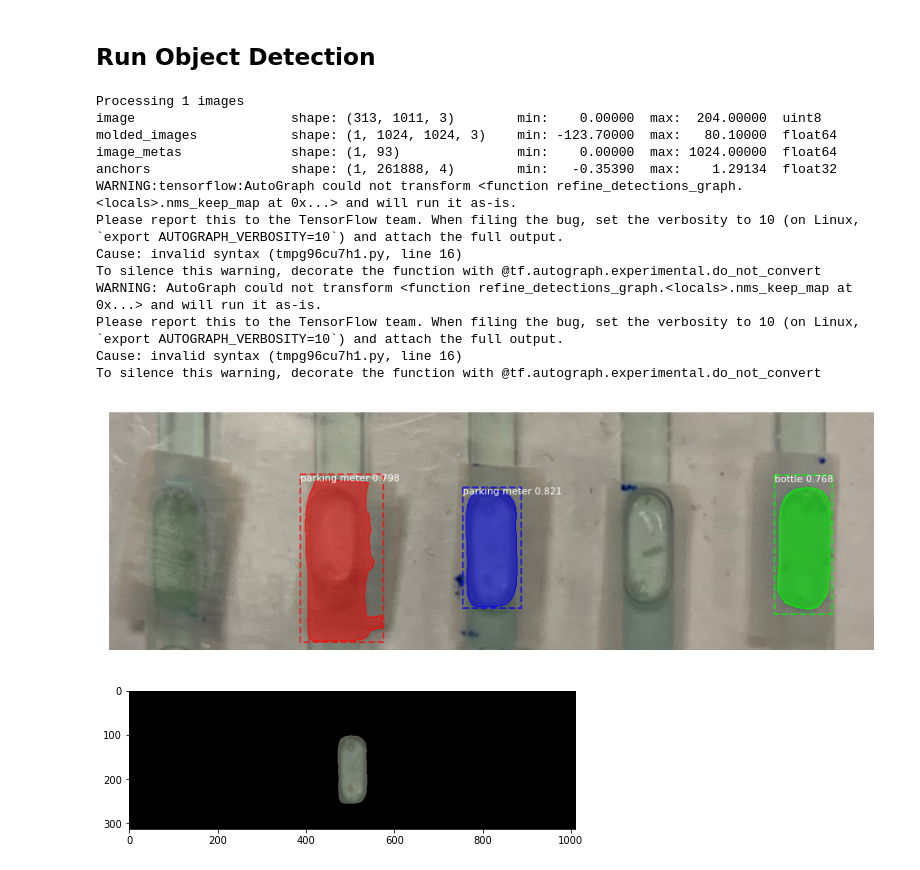
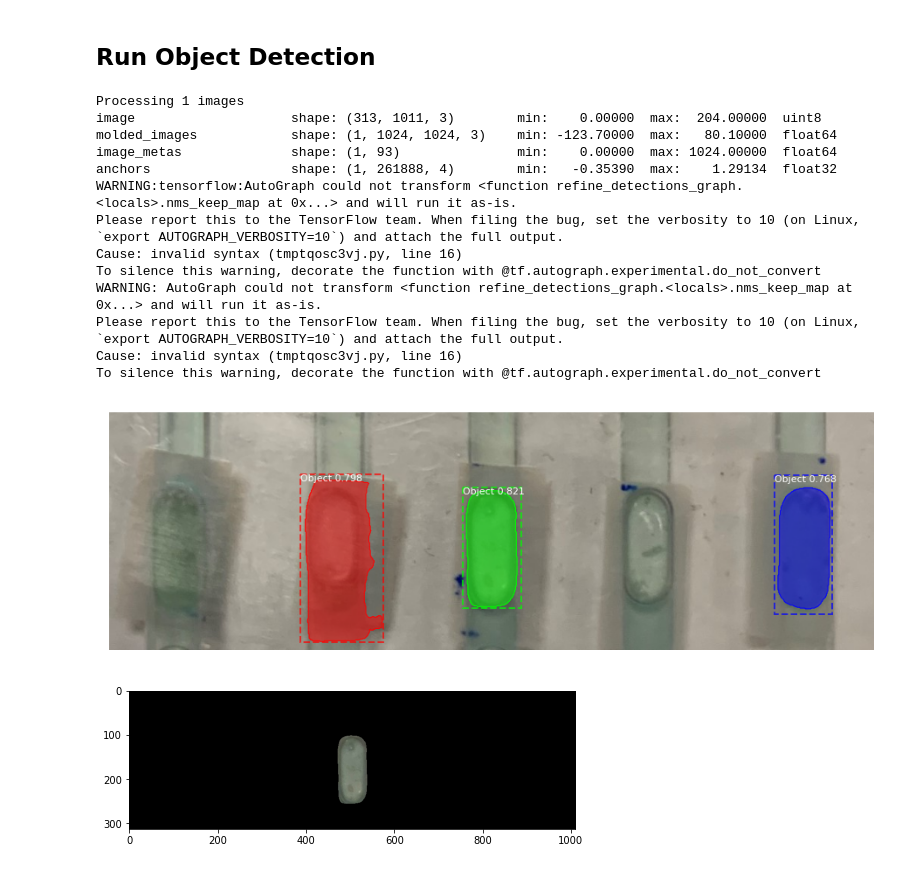
Before and after one commit to Nightpl3x/ISCD, a Jupyter notebook: Mask_RCNN.ipynb, the cells around one changed output. Drawn from its saved outputs; the diff is of its cells as text; code cells hidden in the pictures.

```diff
--- a/Mask_RCNN.ipynb
+++ b/Mask_RCNN.ipynb
@@ -129,37 +95,40 @@ class_names = ['BG', 'person', 'bicycle', 'car', 'motorcycle', 'airplane',
+# %%
+# Class names
+
+class_names = ['Object' for i in range(90)]
 # %% [markdown]
 ## Run Object Detection
 # %%
 # Directory of images to run detection on
 #IMAGE_DIR = os.path.join(ROOT_DIR, v.path_folder) # relative path
 
 # Load a random image from the images folder
 #file_names = next(os.walk(IMAGE_DIR))[2]
 #image = skimage.io.imread(os.path.join(IMAGE_DIR, random.choice(file_names)))
 
 image = skimage.io.imread(v.path_image_abs) # only use absolute path
 
 # Run detection
 results = model.detect([image], verbose=1)
 
 # Visualize results
 r = results[0]
-visualize.display_instances(image, r['rois'], r['masks'], r['class_ids'],
-                            class_names, r['scores'])
+visualize.display_instances(image, r['rois'], r['masks'], r['class_ids'], class_names, r['scores'])
 # %% [output]
 Processing 1 images
 image                    shape: (313, 1011, 3)        min:    0.00000  max:  204.00000  uint8
 molded_images            shape: (1, 1024, 1024, 3)    min: -123.70000  max:   80.10000  float64
 image_metas              shape: (1, 93)               min:    0.00000  max: 1024.00000  float64
 anchors                  shape: (1, 261888, 4)        min:   -0.35390  max:    1.29134  float32
 WARNING:tensorflow:AutoGraph could not transform <function refine_detections_graph.<locals>.nms_keep_map at 0x...> and will run it as-is.
 Please report this to the TensorFlow team. When filing the bug, set the verbosity to 10 (on Linux, `export AUTOGRAPH_VERBOSITY=10`) and attach the full output.
-Cause: invalid syntax (tmpg96cu7h1.py, line 16)
+Cause: invalid syntax (tmptqosc3vj.py, line 16)
 To silence this warning, decorate the function with @tf.autograph.experimental.do_not_convert
 WARNING: AutoGraph could not transform <function refine_detections_graph.<locals>.nms_keep_map at 0x...> and will run it as-is.
 Please report this to the TensorFlow team. When filing the bug, set the verbosity to 10 (on Linux, `export AUTOGRAPH_VERBOSITY=10`) and attach the full output.
-Cause: invalid syntax (tmpg96cu7h1.py, line 16)
+Cause: invalid syntax (tmptqosc3vj.py, line 16)
 To silence this warning, decorate the function with @tf.autograph.experimental.do_not_convert
-[figure, old version]
+[figure, new version]
 # %%
 mask = r['masks']
 mask = mask.astype(int)
```
Also changed, not shown: parts of 5 cells of this notebook, 1 other file.
